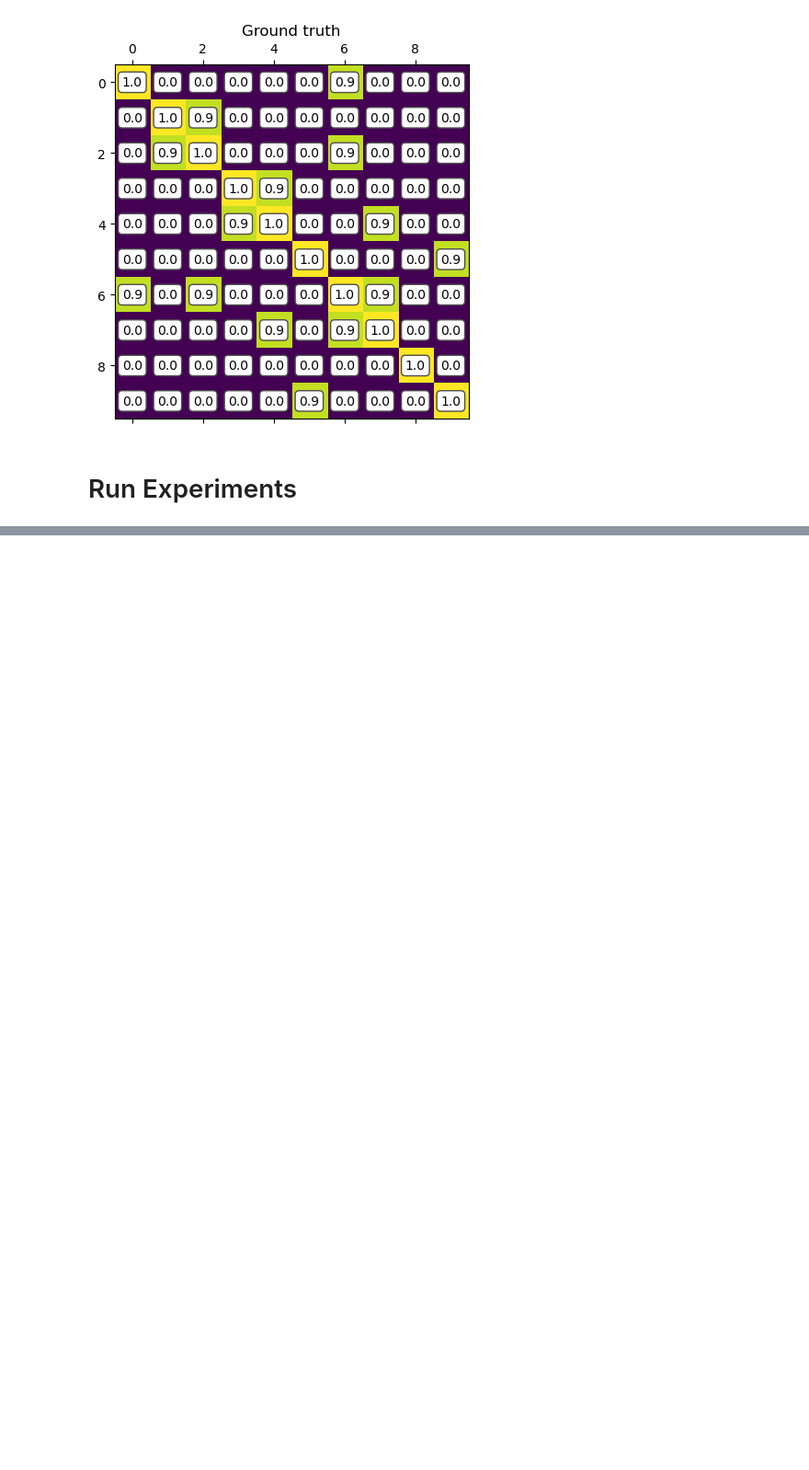
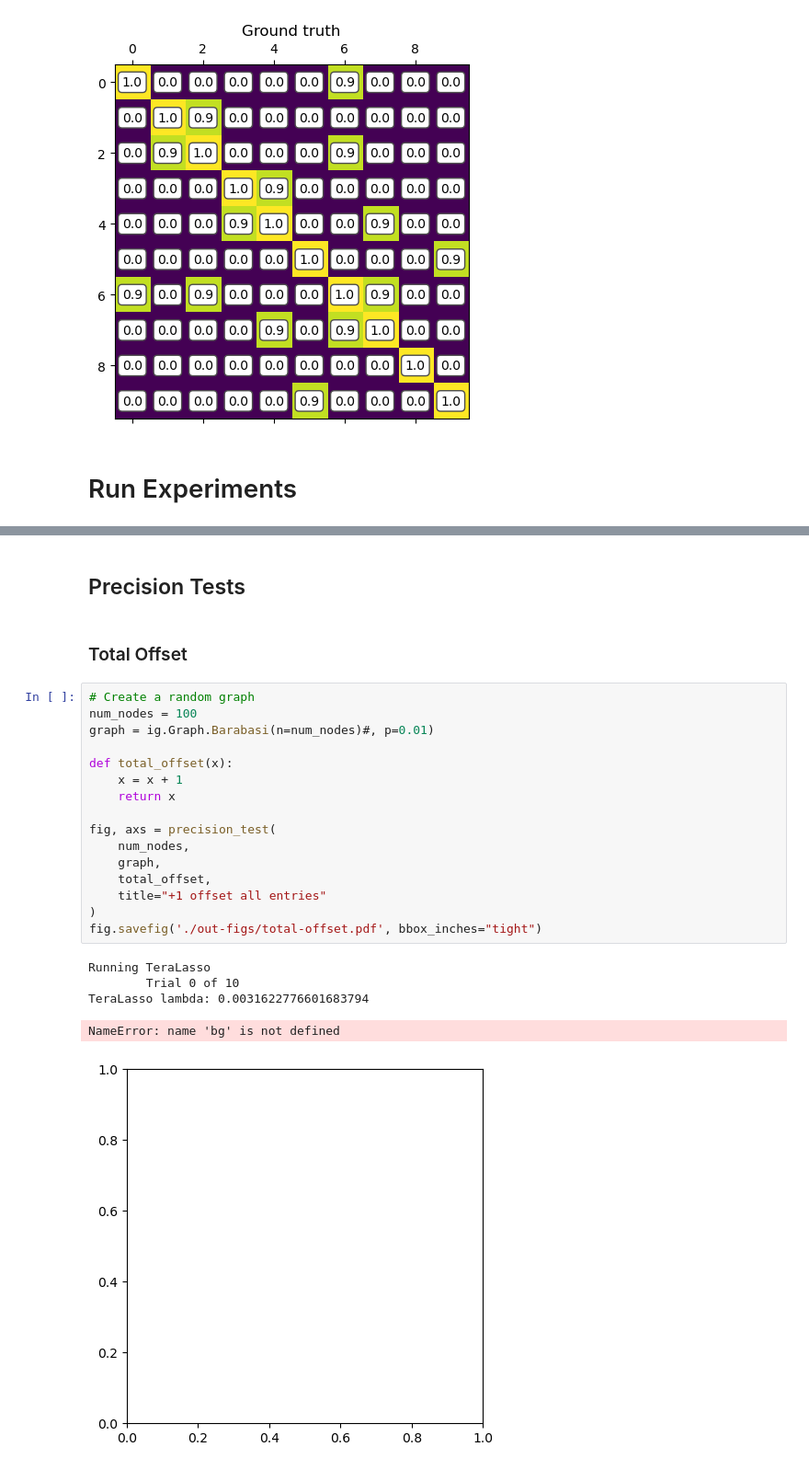
Before and after one commit to BaileyAndrew/Noncentral-KS-Normal, a Jupyter notebook: synthetic-data-test.ipynb, the cells around one changed output, grey strips where cells are left out. Shown at 92% size. Cells and saved outputs as stored; diff of their text form; blank space fills up the shorter version.

Commit message:
Streamlined alg running

```diff
--- a/synthetic-data-test.ipynb
+++ b/synthetic-data-test.ipynb
@@ -1236,0 +429,26 @@ Iteration: 3 (Change: 0.012054375153360676)
+# %% [markdown]
+## Precision Tests
+# %% [markdown]
+### Total Offset
+# %%
+# Create a random graph
+num_nodes = 100
+graph = ig.Graph.Barabasi(n=num_nodes)#, p=0.01)
+
+def total_offset(x):
+    x = x + 1
+    return x
+
+fig, axs = precision_test(
+    num_nodes,
+    graph,
+    total_offset,
+    title="+1 offset all entries"
+)
+fig.savefig('./out-figs/total-offset.pdf', bbox_inches="tight")
+# %% [output]
+Running TeraLasso
+        Trial 0 of 10
+TeraLasso lambda: 0.0031622776601683794
+NameError: name 'bg' is not defined
+[figure, added]
```
Also changed, not shown: parts of 19 cells of this notebook, 10 other files.
